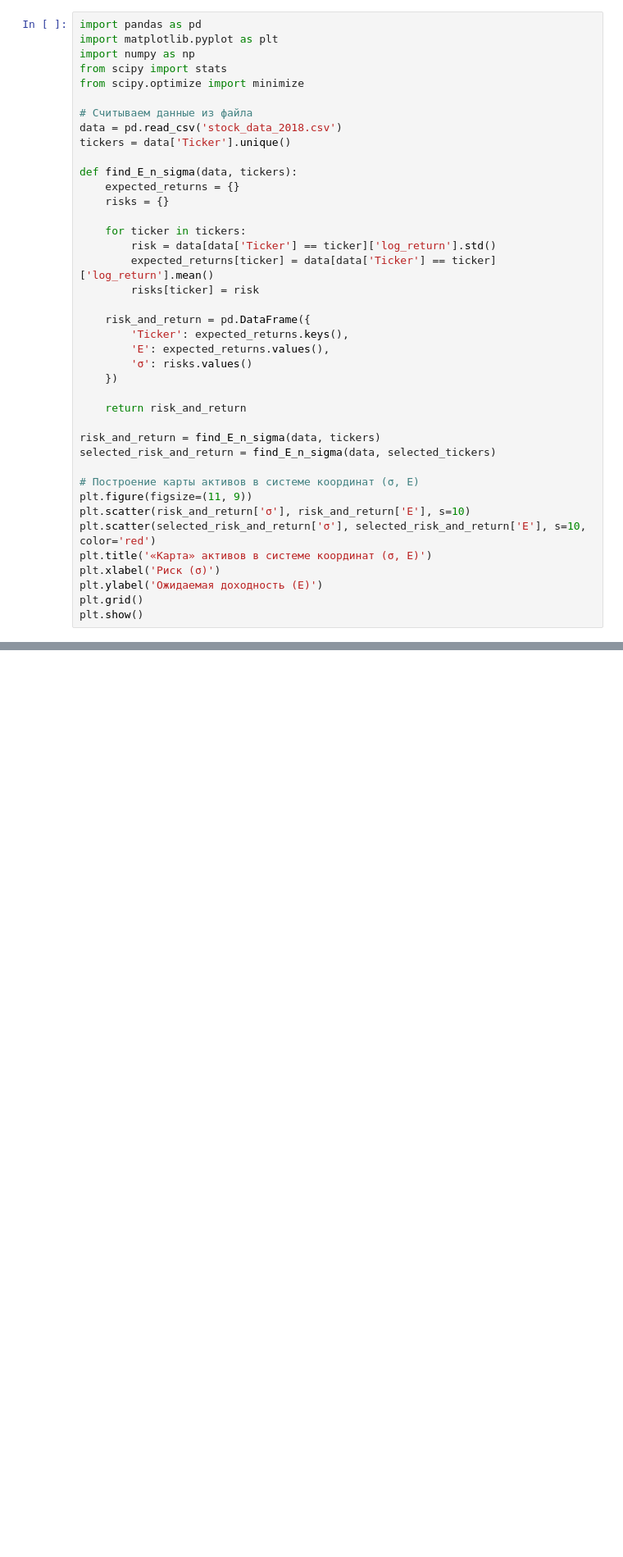
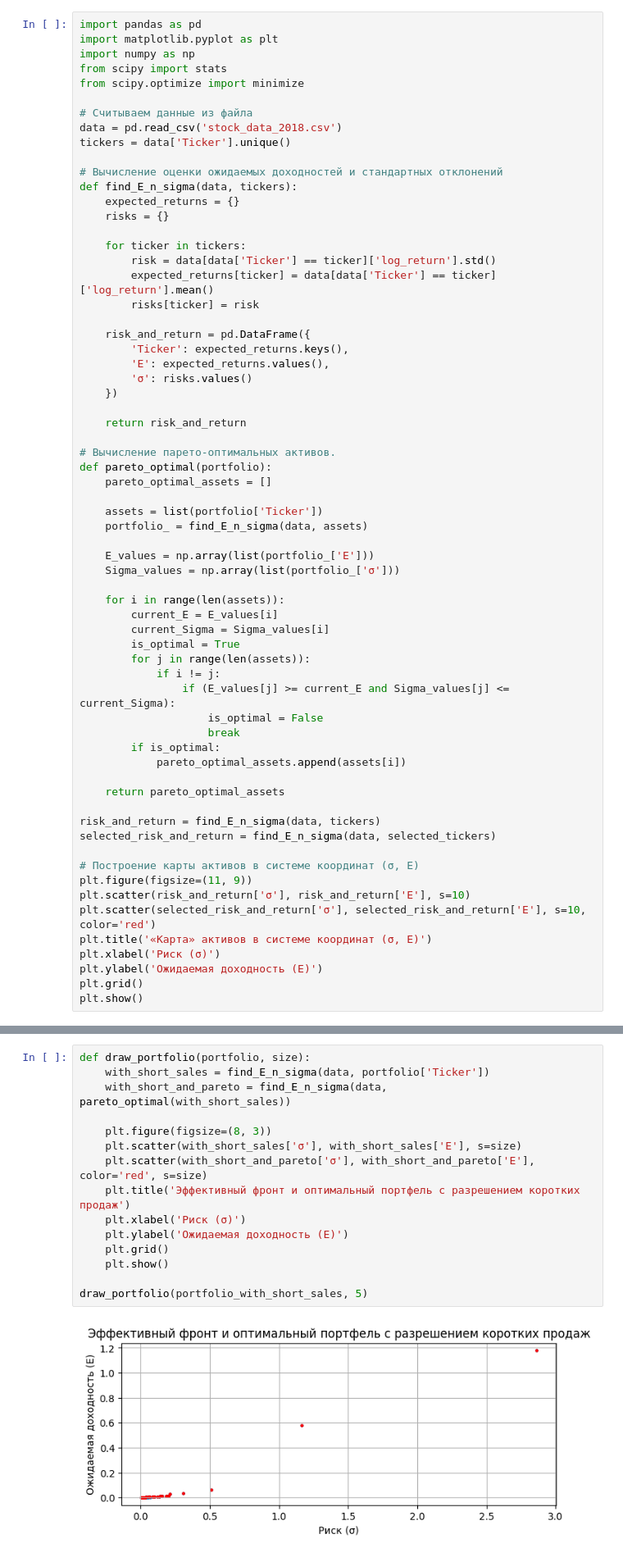
Before and after one commit to AkyLkaNastya/stock-market-analysis, a Jupyter notebook: Часть 2/report.ipynb, the cells around one changed output, grey strips where cells are left out. Shown: that part at 82% size. Saved outputs shown, nothing was run; the diff lists cells and outputs as text; blank space fills up the shorter version.

```diff
--- a/Часть 2/report.ipynb
+++ b/Часть 2/report.ipynb
@@ -50,6 +50,7 @@ from scipy.optimize import minimize
 data = pd.read_csv('stock_data_2018.csv')
 tickers = data['Ticker'].unique()
 
+# Вычисление оценки ожидаемых доходностей и стандартных отклонений
 def find_E_n_sigma(data, tickers):
     expected_returns = {}
     risks = {}
@@ -67,6 +68,30 @@ def find_E_n_sigma(data, tickers):
 
     return risk_and_return
 
+# Вычисление парето-оптимальных активов.
+def pareto_optimal(portfolio):
+    pareto_optimal_assets = []
+
+    assets = list(portfolio['Ticker'])
+    portfolio_ = find_E_n_sigma(data, assets)
+
+    E_values = np.array(list(portfolio_['E']))
+    Sigma_values = np.array(list(portfolio_['σ']))
+
+    for i in range(len(assets)):
+        current_E = E_values[i]
+        current_Sigma = Sigma_values[i]
+        is_optimal = True
+        for j in range(len(assets)):
+            if i != j:
+                if (E_values[j] >= current_E and Sigma_values[j] <= current_Sigma):
+                    is_optimal = False
+                    break
+        if is_optimal:
+            pareto_optimal_assets.append(assets[i])
+
+    return pareto_optimal_assets
+
 risk_and_return = find_E_n_sigma(data, tickers)
 selected_risk_and_return = find_E_n_sigma(data, selected_tickers)
 
@@ -276,3 +300,20 @@ print(portfolio_with_short_sales)
+# %%
+def draw_portfolio(portfolio, size):
+    with_short_sales = find_E_n_sigma(data, portfolio['Ticker'])
+    with_short_and_pareto = find_E_n_sigma(data, pareto_optimal(with_short_sales))
+
+    plt.figure(figsize=(8, 3))
+    plt.scatter(with_short_sales['σ'], with_short_sales['E'], s=size)
+    plt.scatter(with_short_and_pareto['σ'], with_short_and_pareto['E'], color='red', s=size)
+    plt.title('Эффективный фронт и оптимальный портфель с разрешением коротких продаж')
+    plt.xlabel('Риск (σ)')
+    plt.ylabel('Ожидаемая доходность (E)')
+    plt.grid()
+    plt.show()
+
+draw_portfolio(portfolio_with_short_sales, 5)
+# %% [output]
+[figure, added]
 # %% [markdown]
 ![Эффективный фронт и оптимальный портфель с разрешением коротких продаж ближе.png](<attachment:Эффективный фронт и оптимальный портфель с разрешением коротких продаж ближе.png>)
 # %% [markdown]
```
Also changed, not shown: parts of 4 cells of this notebook, 1 other file.
